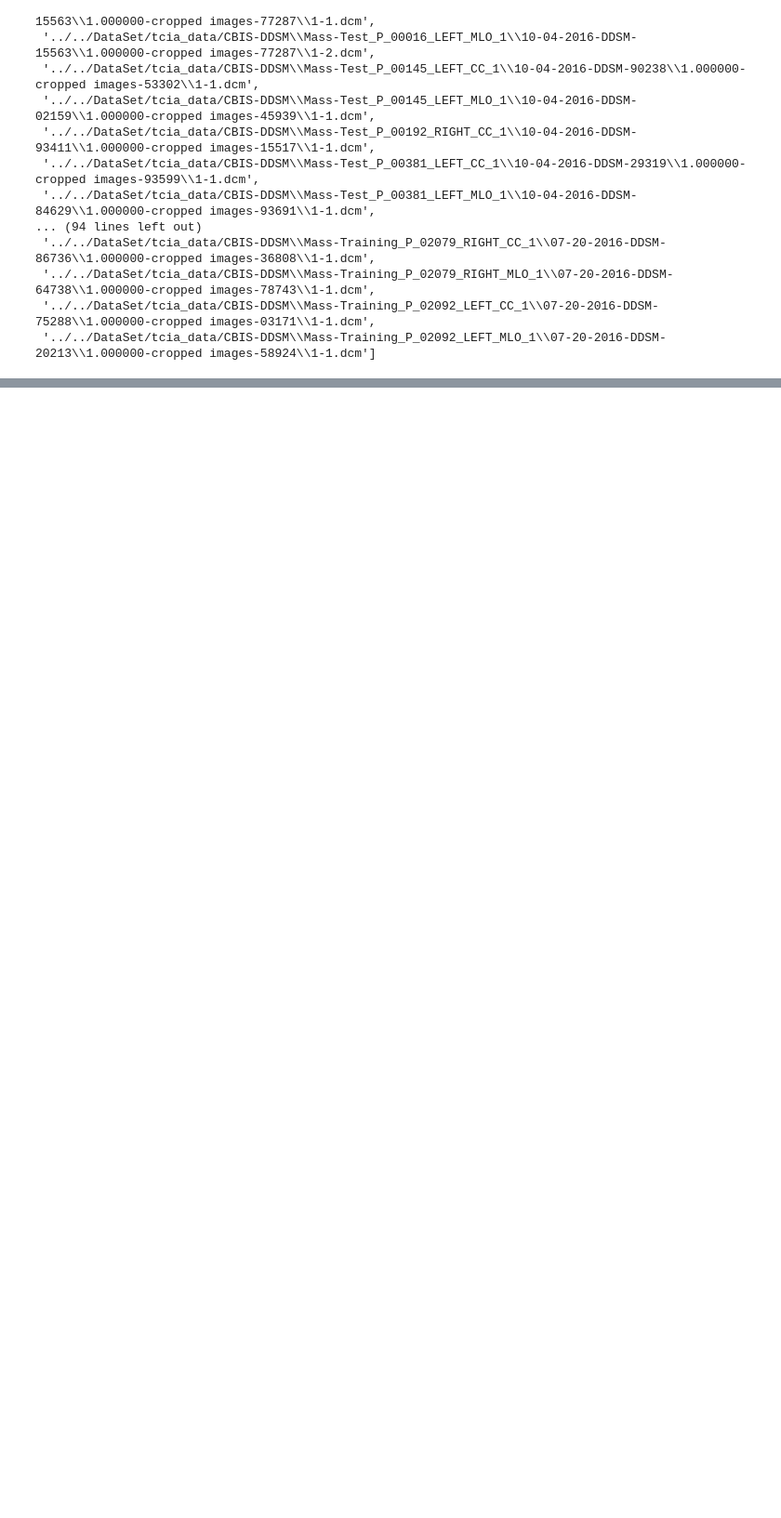
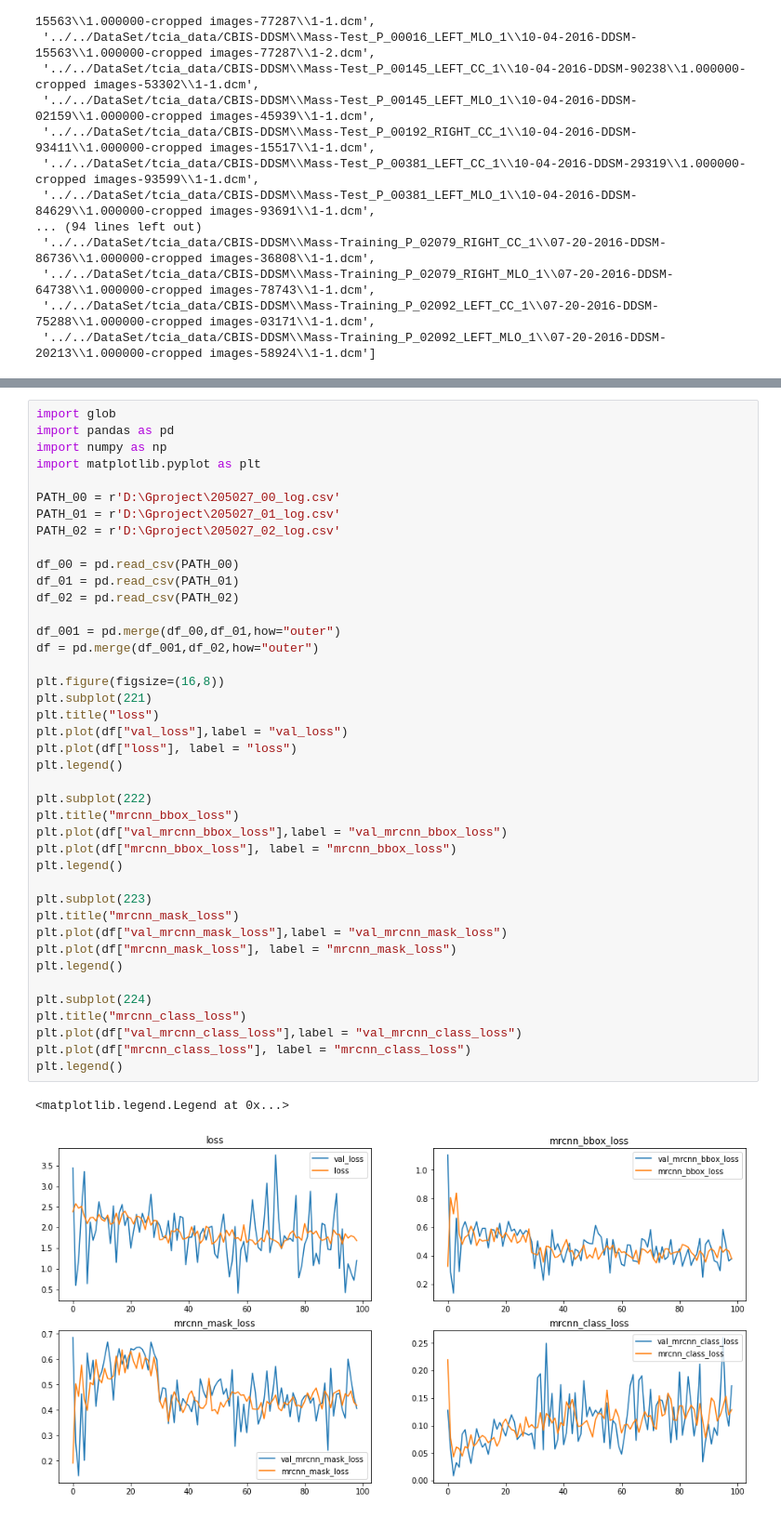
Before and after one commit to Jonghyun-2/GFollow2020, a Jupyter notebook: preprocessing/counting_file.ipynb, the cells around one changed output, grey strips where cells are left out. Shown: that part at 93% size. Saved outputs shown, nothing was run; the diff lists cells and outputs as text; blank space fills up the shorter version.

```diff
--- a/preprocessing/counting_file.ipynb
+++ b/preprocessing/counting_file.ipynb
@@ -91,0 +95,44 @@ cropped_img
+# %%
+import glob
+import pandas as pd
+import numpy as np
+import matplotlib.pyplot as plt
+
+PATH_00 = r'D:\Gproject\205027_00_log.csv'
+PATH_01 = r'D:\Gproject\205027_01_log.csv'
+PATH_02 = r'D:\Gproject\205027_02_log.csv'
+
+df_00 = pd.read_csv(PATH_00)
+df_01 = pd.read_csv(PATH_01)
+df_02 = pd.read_csv(PATH_02)
+
+df_001 = pd.merge(df_00,df_01,how="outer")
+df = pd.merge(df_001,df_02,how="outer")
+
+plt.figure(figsize=(16,8))
+plt.subplot(221)
+plt.title("loss")
+plt.plot(df["val_loss"],label = "val_loss")
+plt.plot(df["loss"], label = "loss")
+plt.legend()
+
+plt.subplot(222)
+plt.title("mrcnn_bbox_loss")
+plt.plot(df["val_mrcnn_bbox_loss"],label = "val_mrcnn_bbox_loss")
+plt.plot(df["mrcnn_bbox_loss"], label = "mrcnn_bbox_loss")
+plt.legend()
+
+plt.subplot(223)
+plt.title("mrcnn_mask_loss")
+plt.plot(df["val_mrcnn_mask_loss"],label = "val_mrcnn_mask_loss")
+plt.plot(df["mrcnn_mask_loss"], label = "mrcnn_mask_loss")
+plt.legend()
+
+plt.subplot(224)
+plt.title("mrcnn_class_loss")
+plt.plot(df["val_mrcnn_class_loss"],label = "val_mrcnn_class_loss")
+plt.plot(df["mrcnn_class_loss"], label = "mrcnn_class_loss")
+plt.legend()
+# %% [output]
+<matplotlib.legend.Legend at 0x...>
+[figure, added]
```
Also changed, not shown: parts of 18 cells of this notebook, 2 other files.
